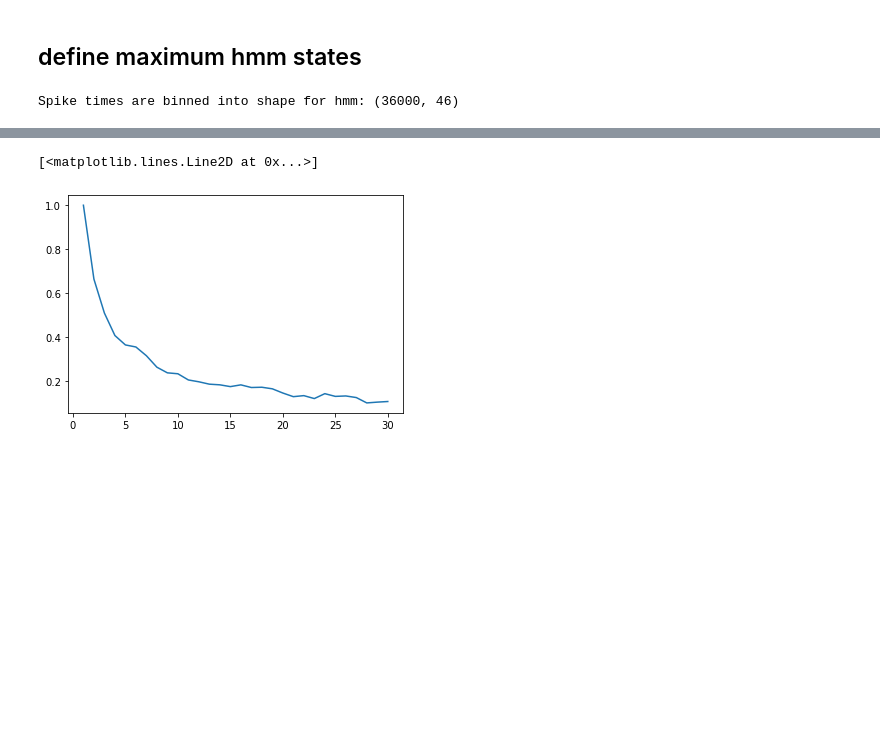
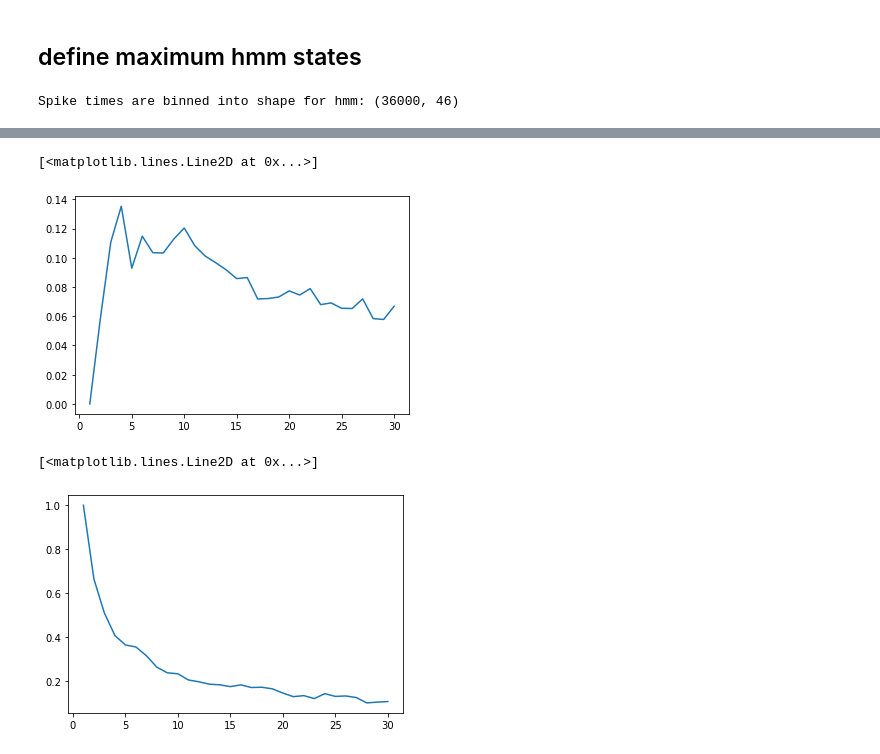
Before and after one commit to zhaizhongyuan/hmm_neural_decoding, a Jupyter notebook: notebooks/lfp_gmmhmm_welch.ipynb, the cells around one changed output, grey strips where cells are left out. Saved outputs shown, nothing was run; the diff lists cells and outputs as text; code cells hidden in the pictures; blank space fills up the shorter version.

```diff
--- a/notebooks/lfp_gmmhmm_welch.ipynb
+++ b/notebooks/lfp_gmmhmm_welch.ipynb
@@ -224,3 +228,8 @@ ValueError: setting an array element with a sequence.
+# %%
+plt.plot(range(1, 31), f1_score_arr - np.array([1/K for K in range(1, 31)]))
+# %% [output]
+[<matplotlib.lines.Line2D at 0x...>]
+[figure, added]
 # %%
 f1_score_arr = []
 for K in notebook.tqdm(range(1, 31)):
```
Also changed, not shown: parts of 7 cells of this notebook, 33 other files.
